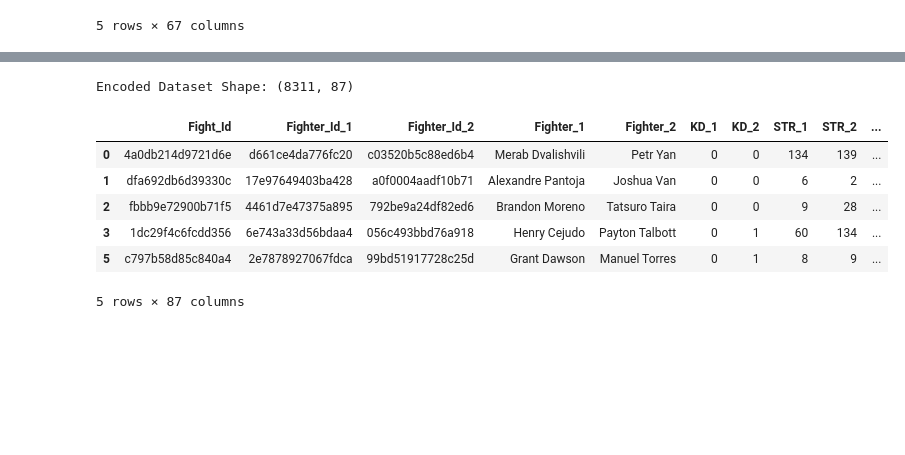
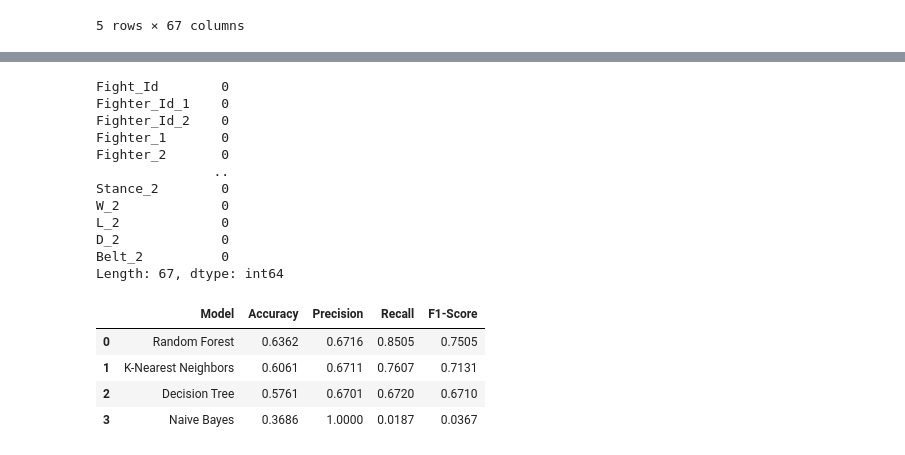
Before and after one commit to OsamaZuair-Ai/ufc-fight-predictor, a Jupyter notebook: ufc_classification_model.ipynb, the cells around one changed output, grey strips where cells are left out. Drawn from its saved outputs; the diff is of its cells as text; code cells hidden in the pictures; blank space fills up the shorter version.

```diff
--- a/ufc_classification_model.ipynb
+++ b/ufc_classification_model.ipynb
@@ -211,20 +93,51 @@ Engineered features added successfully!
+# %%
+print(df.isnull().sum())
+# %% [output]
+Fight_Id        0
+Fighter_Id_1    0
+Fighter_Id_2    0
+Fighter_1       0
+Fighter_2       0
+               ..
+Stance_2        0
+W_2             0
+L_2             0
+D_2             0
+Belt_2          0
+Length: 67, dtype: int64
 # %%
-# Select categorical columns to encode
-categorical_cols = ['Weight_Class', 'Stance_1', 'Stance_2']
+models = {
+    'Random Forest': RandomForestClassifier(n_estimators=100, random_state=42),
+    'Decision Tree': DecisionTreeClassifier(random_state=42),
+    'K-Nearest Neighbors': KNeighborsClassifier(),
+    'Naive Bayes': GaussianNB()
+}
 
-# Apply One-Hot Encoding to prepare all features for model input
-df_encoded = pd.get_dummies(df_model, columns=categorical_cols, drop_first=True, dtype=int)
+results = []
+trained_models = {}
 
-# Display the shape and preview of the final dataset
-print("Encoded Dataset Shape:", df_encoded.shape)
-df_encoded.head()
+for name, model in models.items():
+    model.fit(X_train_clean, y_train)
+    trained_models[name] = model
+    y_pred = model.predict(X_test_clean)
+
+    results.append({
+        'Model': name,
+        'Accuracy': round(accuracy_score(y_test, y_pred), 4),
+        'Precision': round(precision_score(y_test, y_pred, zero_division=0), 4),
+        'Recall': round(recall_score(y_test, y_pred, zero_division=0), 4),
+        'F1-Score': round(f1_score(y_test, y_pred, zero_division=0), 4)
+    })
+
+results_df = pd.DataFrame(results).sort_values(by='Accuracy', ascending=False).reset_index(drop=True)
+
+best_model = trained_models['Random Forest']
+
+results_df
 # %% [output]
-Encoded Dataset Shape: (8311, 87)
-|  | Fight_Id | Fighter_Id_1 | Fighter_Id_2 | Fighter_1 | Fighter_2 | KD_1 | KD_2 | STR_1 | STR_2 | ... |
-| 0 | 4a0db214d9721d6e | d661ce4da776fc20 | c03520b5c88ed6b4 | Merab Dvalishvili | Petr Yan | 0 | 0 | 134 | 139 | ... |
-| 1 | dfa692db6d39330c | 17e97649403ba428 | a0f0004aadf10b71 | Alexandre Pantoja | Joshua Van | 0 | 0 | 6 | 2 | ... |
-| 2 | fbbb9e72900b71f5 | 4461d7e47375a895 | 792be9a24df82ed6 | Brandon Moreno | Tatsuro Taira | 0 | 0 | 9 | 28 | ... |
-| 3 | 1dc29f4c6fcdd356 | 6e743a33d56bdaa4 | 056c493bbd76a918 | Henry Cejudo | Payton Talbott | 0 | 1 | 60 | 134 | ... |
-| 5 | c797b58d85c840a4 | 2e7878927067fdca | 99bd51917728c25d | Grant Dawson | Manuel Torres | 0 | 1 | 8 | 9 | ... |
+|  | Model | Accuracy | Precision | Recall | F1-Score |
+| 0 | Random Forest | 0.6362 | 0.6716 | 0.8505 | 0.7505 |
+| 1 | K-Nearest Neighbors | 0.6061 | 0.6711 | 0.7607 | 0.7131 |
+| 2 | Decision Tree | 0.5761 | 0.6701 | 0.6720 | 0.6710 |
+| 3 | Naive Bayes | 0.3686 | 1.0000 | 0.0187 | 0.0367 |
-5 rows × 87 columns
 # %%
```
Also changed, not shown: parts of 11 cells of this notebook, 3 other files.
